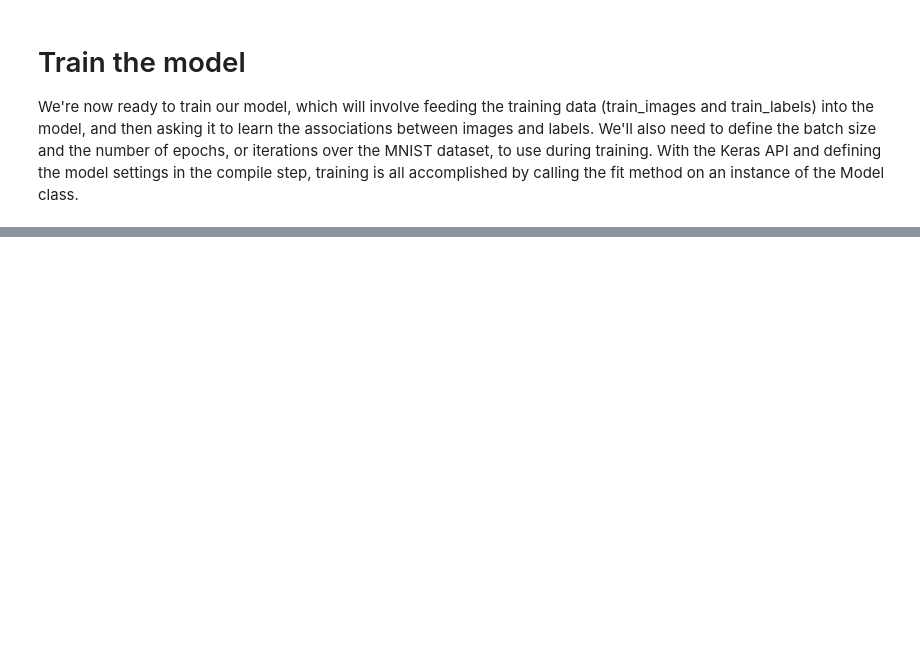
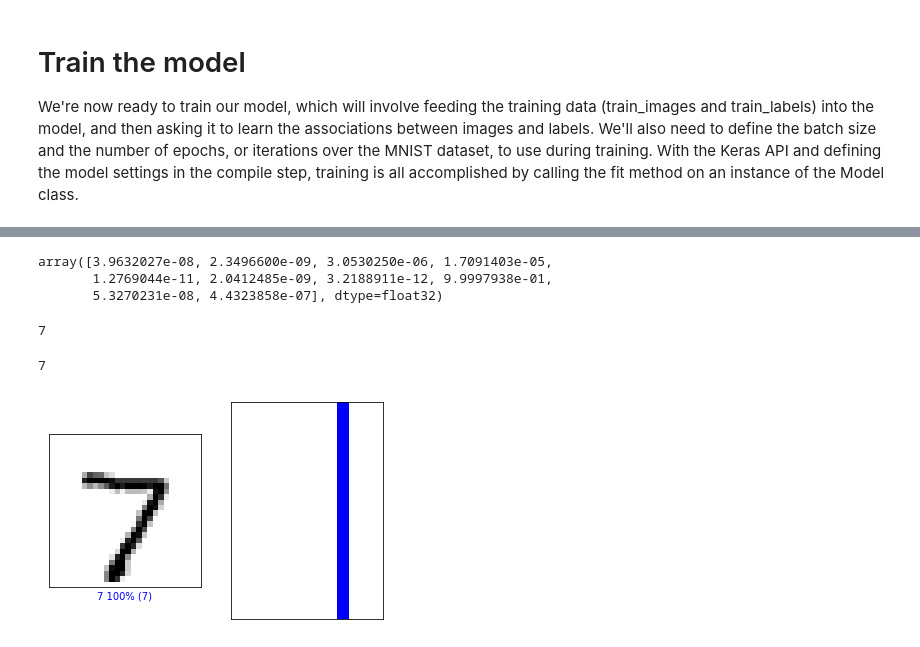
Before and after one commit to freison/DeepLearning, a Jupyter notebook: Part1_mnist.ipynb, the cells around one changed output, grey strips where cells are left out. Cells and saved outputs as stored; diff of their text form; code cells hidden in the pictures; blank space fills up the shorter version.

```diff
--- a/Part1_mnist.ipynb
+++ b/Part1_mnist.ipynb
@@ -146,0 +155,3 @@ None
+# %%
+'''TODO: Train the CNN model'''
+cnn_model.fit(train_images, train_labels, batch_size = BATCH_SIZE, epochs = EPOCHS)
@@ -146,0 +178,58 @@ None
+# %%
+predictions = cnn_model.predict(test_images)
+# %%
+predictions[0]
+# %% [output]
+array([3.9632027e-08, 2.3496600e-09, 3.0530250e-06, 1.7091403e-05,
+       1.2769044e-11, 2.0412485e-09, 3.2188911e-12, 9.9997938e-01,
+       5.3270231e-08, 4.4323858e-07], dtype=float32)
+# %%
+'''TODO: Identify digit with the highest confidence prediction for the first image in the test dataset'''
+np.argmax(predictions[0])
+# %% [output]
+7
+# %%
+test_labels[0]
+# %% [output]
+7
+# %%
+def plot_image(i, predictions_array, true_label, img):
+  predictions_array, true_label, img = predictions_array[i], true_label[i], img[i]
+  plt.grid(False)
+  plt.xticks([])
+  plt.yticks([])
+
+  plt.imshow(np.squeeze(img), cmap=plt.cm.binary)
+
+  predicted_label = np.argmax(predictions_array)
+  if predicted_label == true_label:
+    color = 'blue'
+  else:
+    color = 'red'
+
+  plt.xlabel("{} {:2.0f}% ({})".format(predicted_label,
+                                100*np.max(predictions_array),
+                                true_label),
+                                color=color)
+
+def plot_value_array(i, predictions_array, true_label):
+  predictions_array, true_label = predictions_array[i], true_label[i]
+  plt.grid(False)
+  plt.xticks([])
+  plt.yticks([])
+  thisplot = plt.bar(range(10), predictions_array, color="#777777")
+  plt.ylim([0, 1])
+  predicted_label = np.argmax(predictions_array)
+
+  thisplot[predicted_label].set_color('red')
+  thisplot[true_label].set_color('blue')
+# %%
+#@title Change the slider to look at the model's predictions! { run: "auto" }
+
+image_index = 0 #@param {type:"slider", min:0, max:100, step:1}
+plt.subplot(1,2,1)
+plot_image(image_index, predictions, test_labels, test_images)
+plt.subplot(1,2,2)
+plot_value_array(image_index, predictions,  test_labels)
+# %% [output]
+[figure, added]
```
Also changed, not shown: parts of 11 cells of this notebook.
